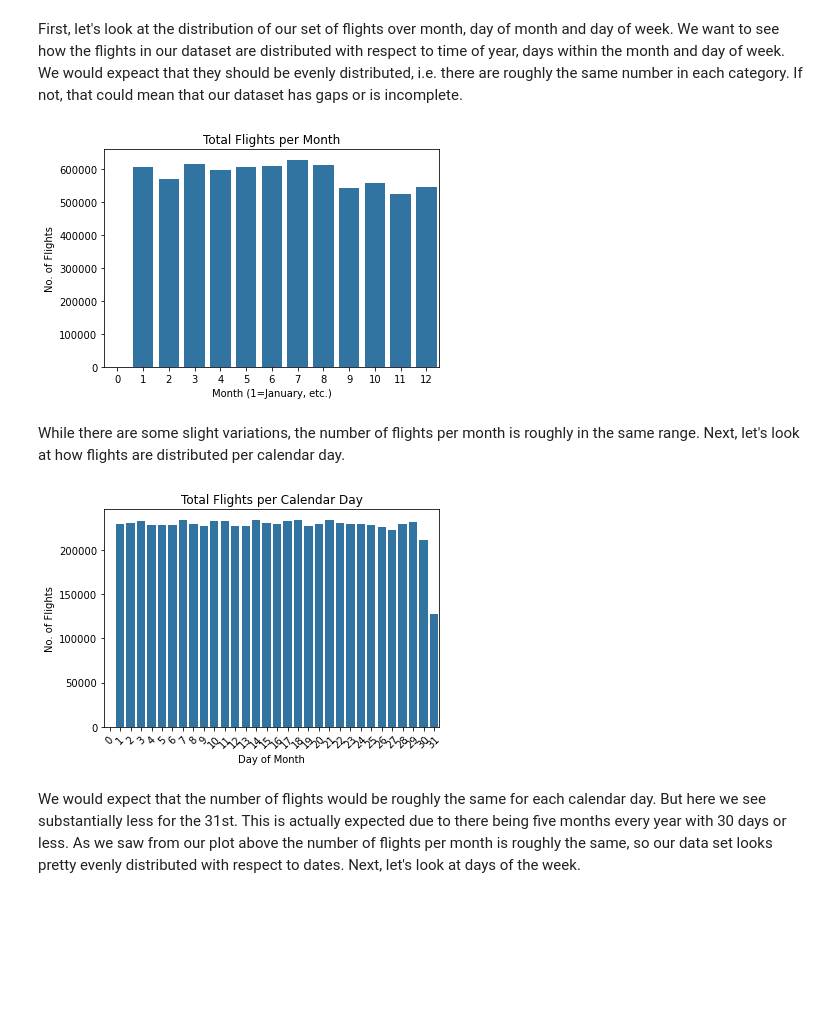
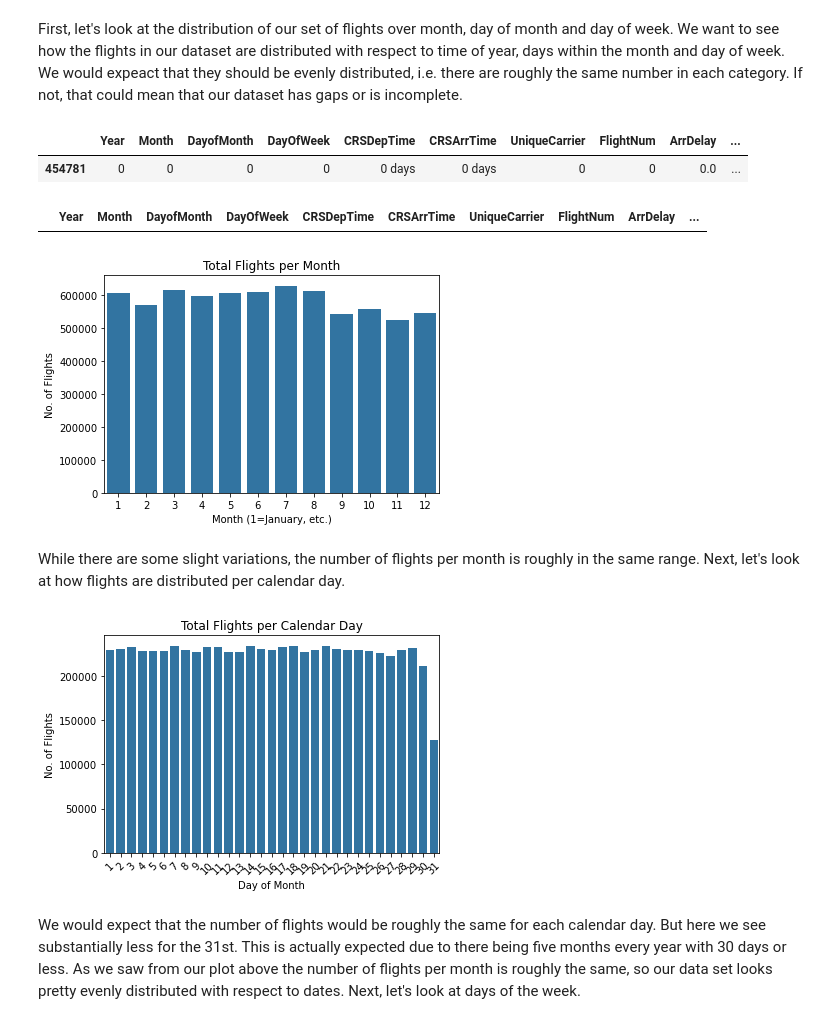
Before and after one commit to maleina/US-Flight-Data, a Jupyter notebook: flight_data_exploration.ipynb, the cells around one changed output. Saved outputs shown, nothing was run; the diff lists cells and outputs as text; code cells hidden in the pictures; blank space fills up the shorter version.

```diff
--- a/flight_data_exploration.ipynb
+++ b/flight_data_exploration.ipynb
@@ -297,7 +309,7 @@ So it is possible that flights with arrival delays of less than 15 minutes will
 # Remove nulls from each of the delay reason columns
 delay_reason_cols = ['CarrierDelay', 'WeatherDelay', 'NASDelay', 'SecurityDelay', 'LateAircraftDelay']
 for col in delay_reason_cols:
-    df_flights_clean[col].fillna(0, inplace=True)
+    df_flights[col].fillna(0, inplace=True)
 # %%
 # Ensure that the columns have no more nulls. All should return 0
 for col in delay_reason_cols:
@@ -372,14 +384,14 @@ df_flights_clean[df_flights_clean['CRSArrTime']==2400]
 547 rows × 20 columns
 # %%
 # Convert values of 2400 to 0, as they both represent the same time
-df_flights_clean.loc[df_flights_clean['CRSDepTime']==2400]=0
-df_flights_clean.loc[df_flights_clean['CRSArrTime']==2400]=0
+df_flights.loc[df_flights['CRSDepTime']==2400]=0
+df_flights.loc[df_flights['CRSArrTime']==2400]=0
 # Convert the columns by using floor division to extract the hour
 # and mod division to extract the minutes. Both the hour and the minutes
 # are converted to timedelta format and then added together to get the full time in proper format
-df_flights_clean['CRSDepTime'] = (pd.to_timedelta(df_flights_clean['CRSDepTime']//100, unit='h') +
-                            pd.to_timedelta(df_flights_clean['CRSDepTime']%100, unit='m'))
-df_flights_clean['CRSArrTime'] = (pd.to_timedelta(df_flights_clean['CRSArrTime']//100, unit='h') +
-                            pd.to_timedelta(df_flights_clean['CRSArrTime']%100, unit='m'))
+df_flights['CRSDepTime'] = (pd.to_timedelta(df_flights['CRSDepTime']//100, unit='h') +
+                            pd.to_timedelta(df_flights['CRSDepTime']%100, unit='m'))
+df_flights['CRSArrTime'] = (pd.to_timedelta(df_flights['CRSArrTime']//100, unit='h') +
+                            pd.to_timedelta(df_flights['CRSArrTime']%100, unit='m'))
 # %%
 # Verify the data types are correct
@@ -404,6 +416,6 @@ sum(df_flights_clean.duplicated())
 There are very few duplicates, however, we will still remove these from our set.
 # %%
 # Drop duplicates
-df_flights_clean.drop_duplicates(inplace=True)
+df_flights.drop_duplicates(inplace=True)
 # %%
 # Check that the number of duplicates is now 0.
@@ -474,28 +484,39 @@ you plan on investigating next.
 We will now explore our dataset using various plots.
 # %% [markdown]
 First, let's look at the distribution of our set of flights over month, day of month and day of week. We want to see how the flights in our dataset are distributed with respect to time of year, days within the month and day of week.  We would expeact that they should be evenly distributed, i.e. there are roughly the same number in each category. If not, that could mean that our dataset has gaps or is incomplete.
+# %%
+df_flights[df_flights['Month']==0]
+# %% [output]
+|  | Year | Month | DayofMonth | DayOfWeek | CRSDepTime | CRSArrTime | UniqueCarrier | FlightNum | ArrDelay | ... |
+| 454781 | 0 | 0 | 0 | 0 | 0 days | 0 days | 0 | 0 | 0.0 | ... |
+# %%
+df_flights = df_flights[df_flights['Month']!=0]
+# %%
+df_flights[df_flights['Month']==0]
+# %% [output]
+|  | Year | Month | DayofMonth | DayOfWeek | CRSDepTime | CRSArrTime | UniqueCarrier | FlightNum | ArrDelay | ... |
 # %%
 # Select a base color
 base_color = sb.color_palette()[0]
 
 # Plot total flights over each month
-sb.countplot(data=df_flights_clean, x='Month', color=base_color)
+ax=sb.countplot(data=df_flights, x='Month', color=base_color)
 plt.title('Total Flights per Month')
 plt.xlabel('Month (1=January, etc.)')
 plt.ylabel('No. of Flights');
 # %% [output]
-[figure, old version]
+[figure, new version]
 # %% [markdown]
 While there are some slight variations, the number of flights per month is roughly in the same range. Next, let's look at how flights are distributed per calendar day.
 # %%
 # Plot total flights over each calendar day
-sb.countplot(data=df_flights_clean, x='DayofMonth', color=base_color)
+ax=sb.countplot(data=df_flights, x='DayofMonth', color=base_color)
 plt.title('Total Flights per Calendar Day')
 plt.xlabel('Day of Month')
 plt.ylabel('No. of Flights')
 plt.xticks(rotation=45);
 # %% [output]
-[figure, old version]
+[figure, new version]
 # %% [markdown]
 We would expect that the number of flights would be roughly the same for each calendar day. But here we see substantially less for the 31st. This is actually expected due to there being five months every year with 30 days or less. As we saw from our plot above the number of flights per month is roughly the same, so our data set looks pretty evenly distributed with respect to dates. Next, let's look at days of the week.
 # %%
```
Also changed, not shown: parts of 65 cells of this notebook.
